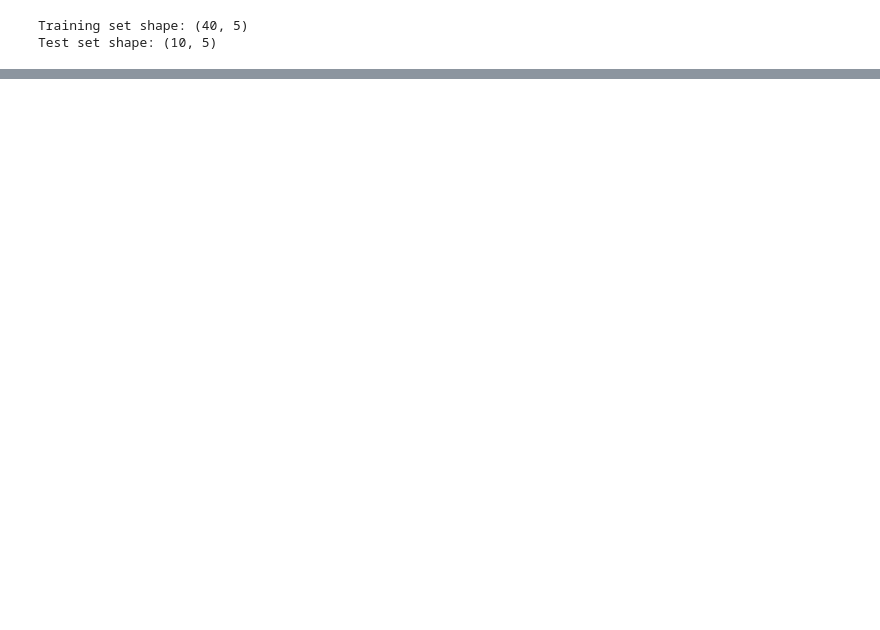
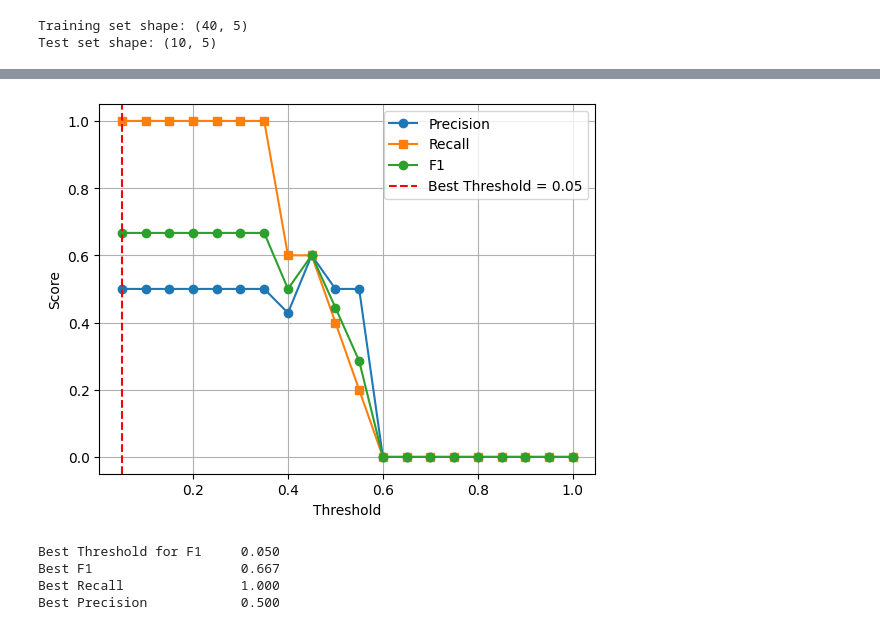
Before and after one commit to yuki172/ait506-class-assignments, a Jupyter notebook: 3/week3-customer-purchase.ipynb, the cells around one changed output, grey strips where cells are left out. Cells and saved outputs as stored; diff of their text form; code cells hidden in the pictures; blank space fills up the shorter version.

```diff
--- a/3/week3-customer-purchase.ipynb
+++ b/3/week3-customer-purchase.ipynb
@@ -243,0 +402,10 @@ Test set shape: (10, 5)
+# %%
+pipe_logistic = Pipeline([
+    ('log_reg', LogisticRegression(max_iter=1000, solver='liblinear'))
+])
+param_grid_logistic = {
+    'log_reg__C': [0.01, 0.1, 1, 10, 100],
+    'log_reg__penalty': ['l1', 'l2'],
+    'log_reg__solver': ['liblinear']
+}
+model_logistic_best = find_and_evaluate_best(pipe_logistic, param_grid_logistic)
@@ -243,0 +430,8 @@ Test set shape: (10, 5)
+# %%
+plot_precision_recall(model_logistic_best, predict_prob_logistic)
+# %% [output]
+[figure, added]
+Best Threshold for F1     0.050
+Best F1                   0.667
+Best Recall               1.000
+Best Precision            0.500
```
Also changed, not shown: parts of 33 cells of this notebook, 3 other files.
